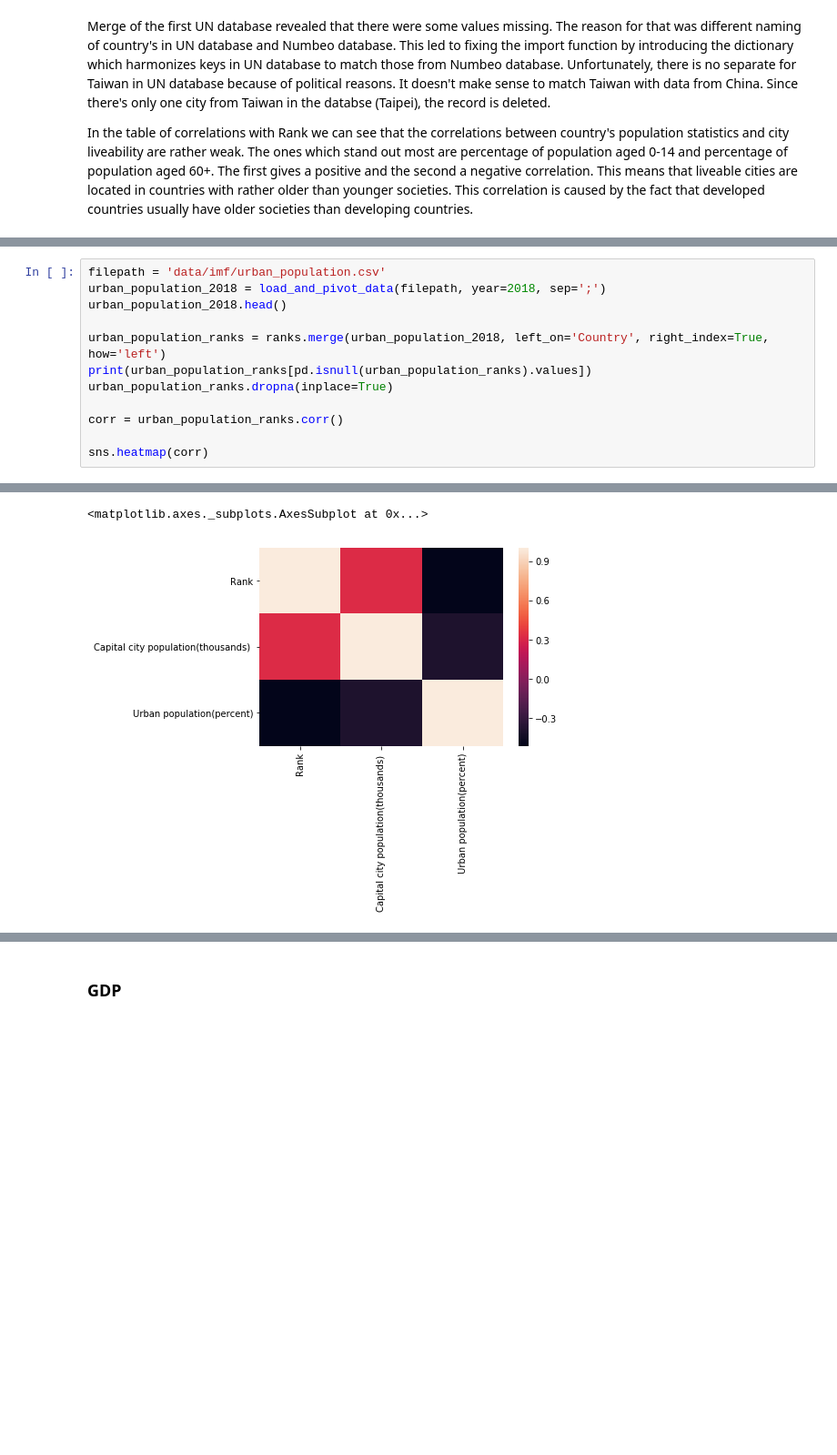
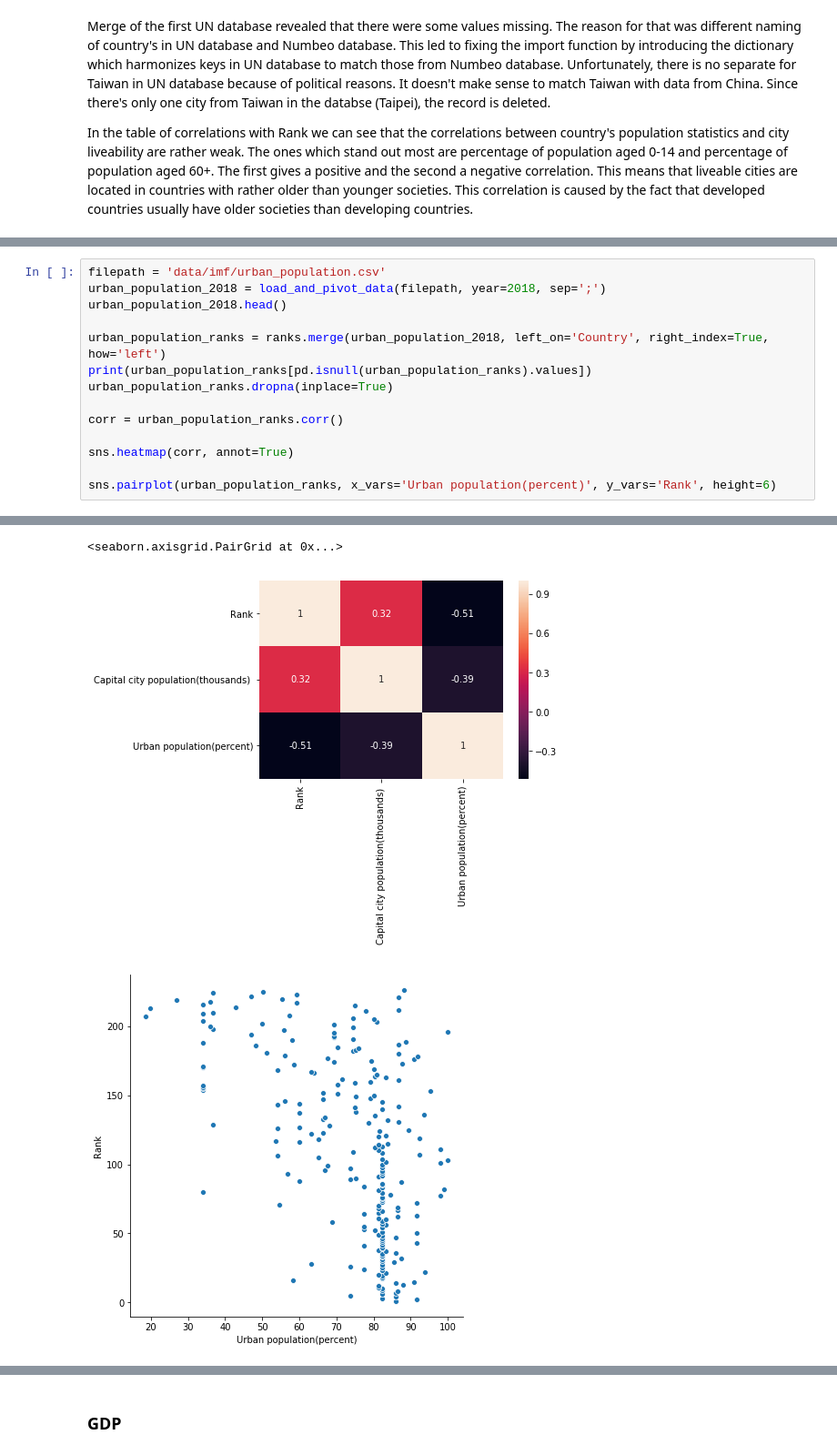
Before and after one commit to pantos1/dopp_ex3_city_livability, a Jupyter notebook: piotr.ipynb, the cells around one changed output, grey strips where cells are left out. Shown at 91% size. Saved outputs shown, nothing was run; the diff lists cells and outputs as text; blank space fills up the shorter version.

```diff
--- a/piotr.ipynb
+++ b/piotr.ipynb
@@ -220,5 +223,7 @@ urban_population_ranks.dropna(inplace=True)
 
 corr = urban_population_ranks.corr()
 
-sns.heatmap(corr)
+sns.heatmap(corr, annot=True)
+
+sns.pairplot(urban_population_ranks, x_vars='Urban population(percent)', y_vars='Rank', height=6)
 # %% [output]
@@ -231,12 +232,13 @@ Capital city population(as a percentage of total population)          441
 Name: Series, dtype: int64
                 Rank  Capital city population(thousands)   \
 Country City
 Taiwan  Taipei   139                                  NaN
         Taipei   139                                  NaN
 
                 Urban population(percent)
 Country City
 Taiwan  Taipei                        NaN
         Taipei                        NaN
-<matplotlib.axes._subplots.AxesSubplot at 0x...>
+<seaborn.axisgrid.PairGrid at 0x...>
-[figure, old version]
+[figure, new version]
+[figure, added]
```
Also changed, not shown: parts of 12 cells of this notebook.
